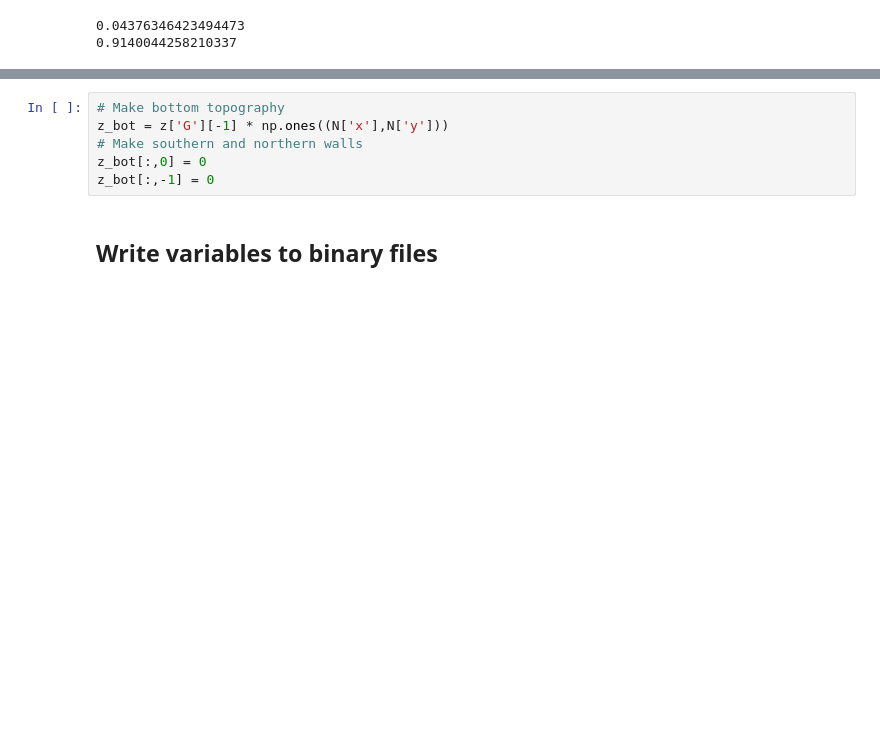
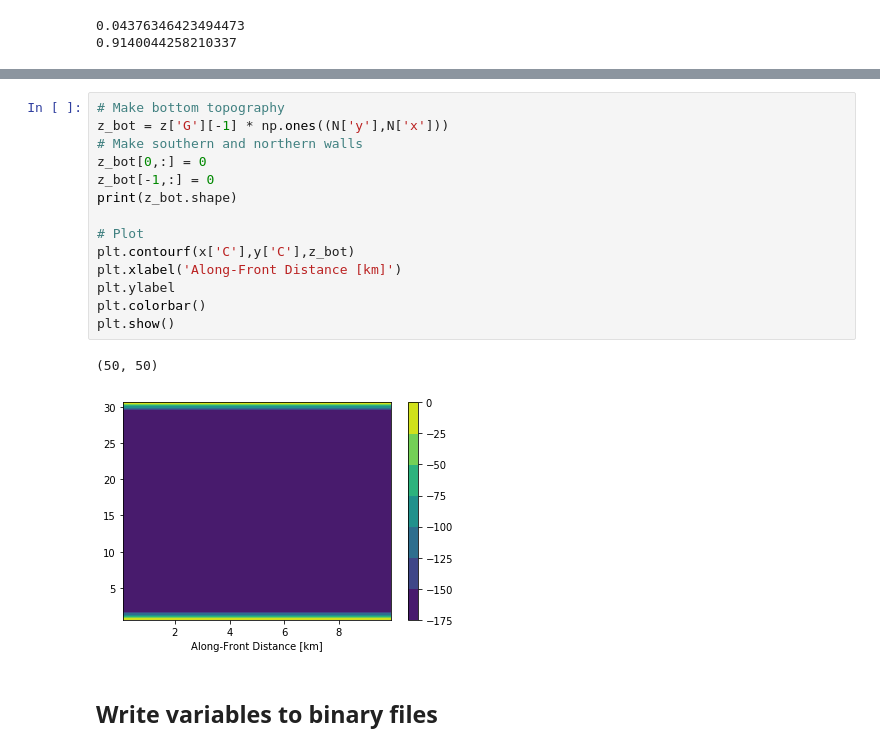
Before and after one commit to liqun1981/front_SODA_lowres, a Jupyter notebook: notebooks/gen_input_SODA2.ipynb, the cells around one changed output, grey strips where cells are left out. Saved outputs shown, nothing was run; the diff lists cells and outputs as text; blank space fills up the shorter version.

```diff
--- a/notebooks/gen_input_SODA2.ipynb
+++ b/notebooks/gen_input_SODA2.ipynb
@@ -453,10 +462,21 @@ plt.show()
 [figure]
 # %%
 # Make bottom topography
-z_bot = z['G'][-1] * np.ones((N['x'],N['y']))
+z_bot = z['G'][-1] * np.ones((N['y'],N['x']))
 # Make southern and northern walls
-z_bot[:,0] = 0
-z_bot[:,-1] = 0
+z_bot[0,:] = 0
+z_bot[-1,:] = 0
+print(z_bot.shape)
+
+# Plot
+plt.contourf(x['C'],y['C'],z_bot)
+plt.xlabel('Along-Front Distance [km]')
+plt.ylabel
+plt.colorbar()
+plt.show()
+# %% [output]
+(50, 50)
+[figure, added]
 # %% [markdown]
 ## Write variables to binary files
 # %%
```
Also changed, not shown: parts of 2 cells of this notebook.
